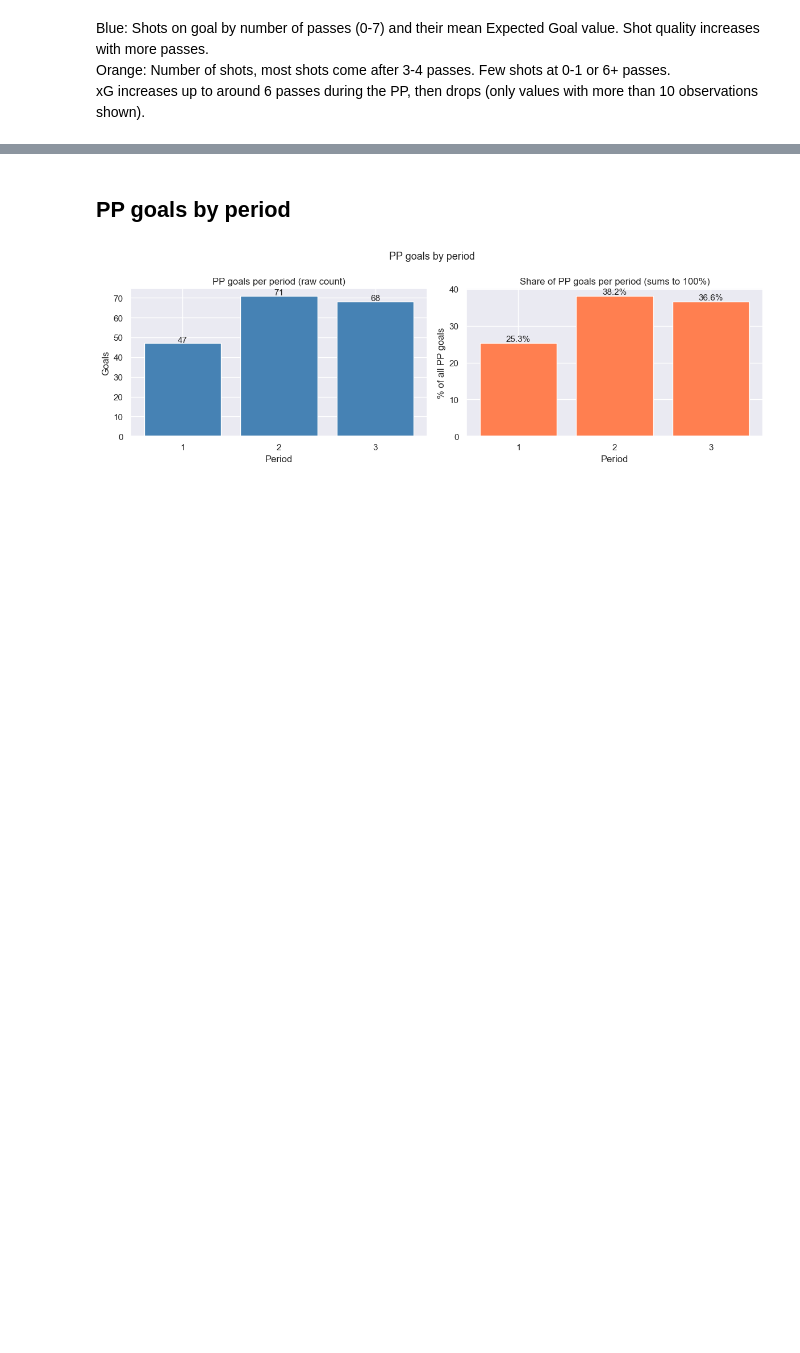
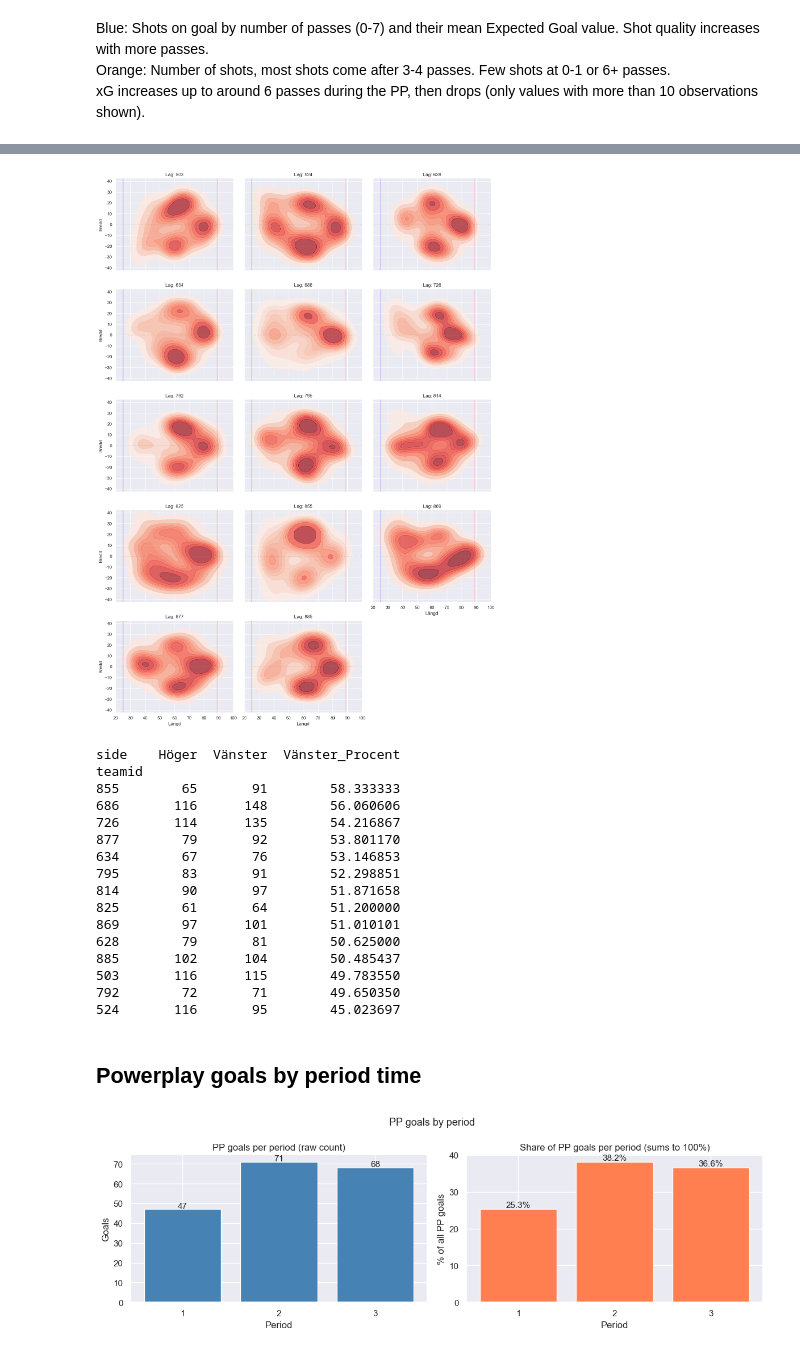
Before and after one commit to emmabertmar/LINHAC-project-2026, a Jupyter notebook: analysis.ipynb, the cells around one changed output, grey strips where cells are left out. Drawn from its saved outputs; the diff is of its cells as text; code cells hidden in the pictures; blank space fills up the shorter version.

```diff
--- a/analysis.ipynb
+++ b/analysis.ipynb
@@ -795,5 +413,69 @@ plt.show()
+# %%
+# Filtrera fram alla skottförsök i Powerplay
+# Vi inkluderar både mål och missade skott för att få ett större underlag
+pp_shots = df[
+    (df['manpowersituation'] == 'powerPlay') &
+    ((df['eventname'] == 'shot') | (df['eventname'] == 'goal'))
+].copy()
+
+# För att lättare se vänster/höger kan vi skapa en kolumn som mappar teamid till lagnamn
+# (Om du har en sådan lista, annars använder vi teamid)
+
+# Vi väljer ut de lag som har flest skott för att få tydliga mönster
+top_teams = pp_shots['teamid'].value_counts().index
+filter_df = pp_shots[pp_shots['teamid'].isin(top_teams)]
+
+# Skapa en grid av plots
+g = sns.FacetGrid(filter_df, col="teamid", col_wrap=3, height=4, aspect=1.2)
+
+# Rita rinken (symboliskt) på varje sub-plot
+def draw_rink_mini(*args, **kwargs):
+    plt.axvline(25, color='blue', alpha=0.2) # Blålinje
+    plt.axvline(89, color='red', alpha=0.2)  # Mållinje
+    plt.axhline(0, color='grey', linestyle='--', alpha=0.2)
+
+g.map(draw_rink_mini)
+
+# Lägg på en heatmap (KDE) för varje lag
+g.map_dataframe(sns.kdeplot, x="xadjcoord", y="yadjcoord",
+                fill=True, cmap="Reds", alpha=0.7, thresh=0.1)
+
+# Sätt gränser för anfallszon
+g.set(xlim=(20, 100), ylim=(-42.5, 42.5))
+g.set_axis_labels("Längd", "Bredd")
+g.set_titles("Lag: {col_name}")
+
+plt.tight_layout()
+plt.show()
+
+
+# Definiera sidor (y > 0 är ena sidan, y < 0 är andra)
+pp_shots['side'] = pp_shots['yadjcoord'].apply(lambda y: 'Vänster' if y > 0 else 'Höger')
+
+side_distribution = pp_shots.groupby(['teamid', 'side']).size().unstack(fill_value=0)
+side_distribution['Vänster_Procent'] = (side_distribution['Vänster'] / (side_distribution['Vänster'] + side_distribution['Höger'])) * 100
+
+print(side_distribution.sort_values(by='Vänster_Procent', ascending=False))
+# %% [output]
+[figure, added]
+side    Höger  Vänster  Vänster_Procent
+teamid
+855        65       91        58.333333
+686       116      148        56.060606
+726       114      135        54.216867
+877        79       92        53.801170
+634        67       76        53.146853
+795        83       91        52.298851
+814        90       97        51.871658
+825        61       64        51.200000
+869        97      101        51.010101
+628        79       81        50.625000
+885       102      104        50.485437
+503       116      115        49.783550
+792        72       71        49.650350
+524       116       95        45.023697
 # %% [markdown]
-## PP goals by period
+## Powerplay goals by period time
 # %%
 pp_goals = data[(data["manpowersituation"] == "powerPlay") &
                 (data["eventname"] == "goal") &
```
Also changed, not shown: parts of 36 cells of this notebook, 2 other files.
